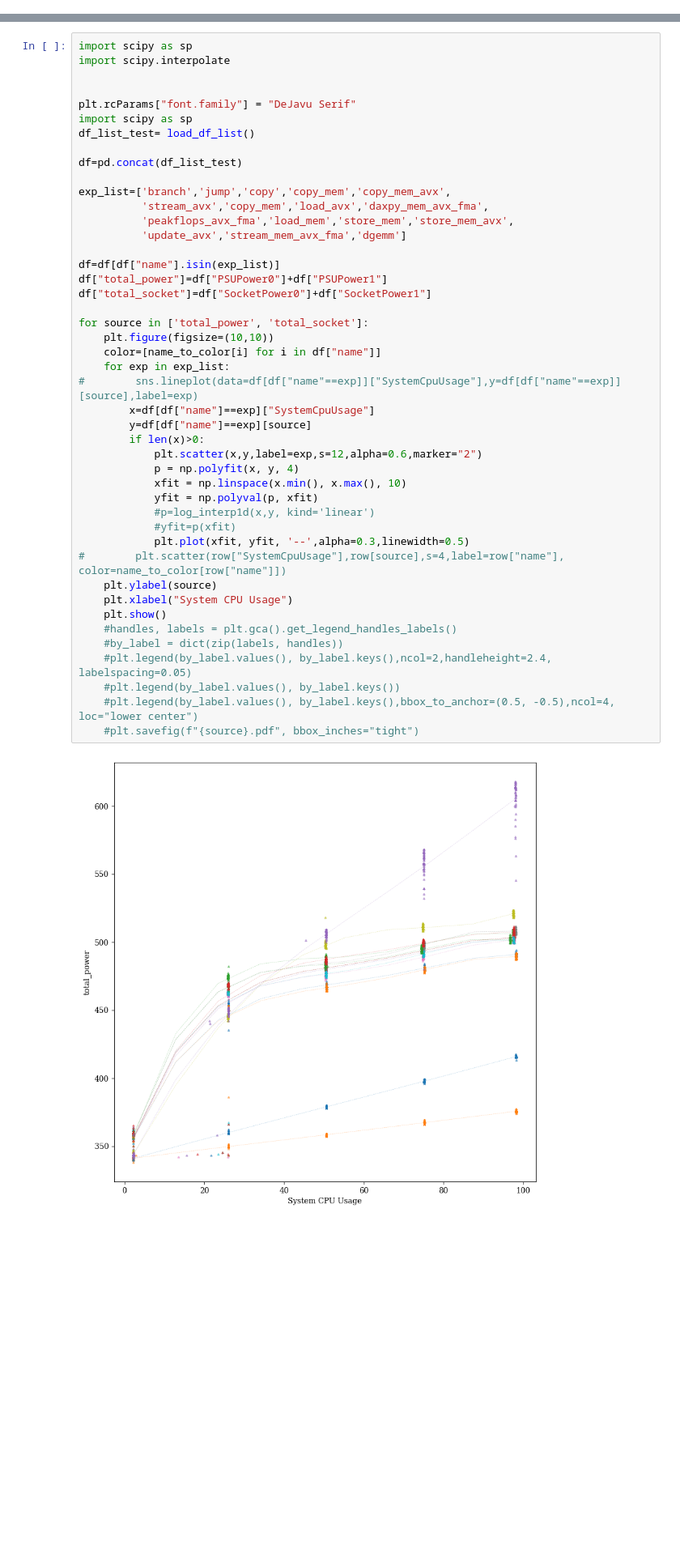
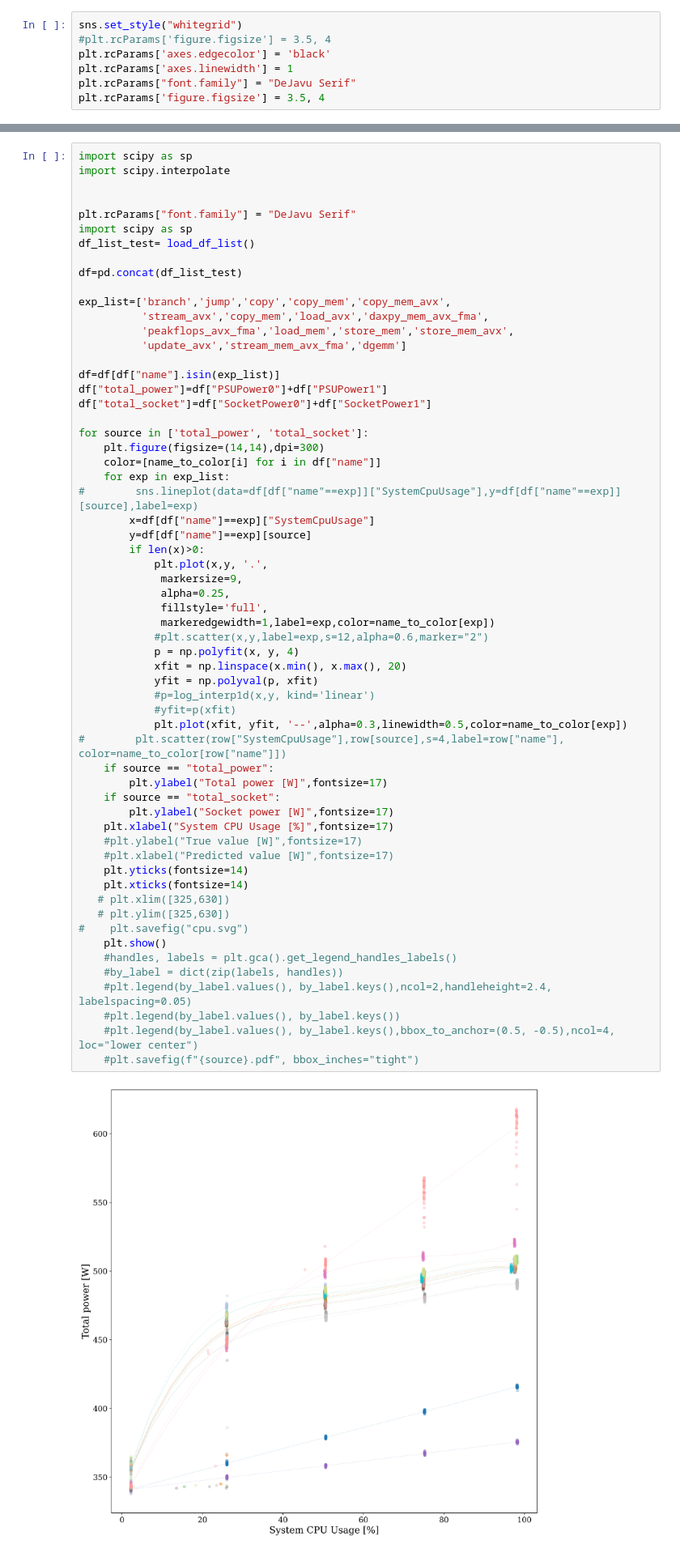
Before and after one commit to NiccoloTosato/PowerBenchmarks, a Jupyter notebook: final_plot_model.ipynb, the cells around one changed output, grey strips where cells are left out. Shown at 81% size. Drawn from its saved outputs; the diff is of its cells as text; blank space fills up the shorter version.

```diff
--- a/final_plot_model.ipynb
+++ b/final_plot_model.ipynb
@@ -10,6 +10,13 @@ from scipy import stats
 import statsmodels.api as sm
 import seaborn as sns
 import statsmodels.formula.api as smf
+# %%
+sns.set_style("whitegrid")
+#plt.rcParams['figure.figsize'] = 3.5, 4
+plt.rcParams['axes.edgecolor'] = 'black'
+plt.rcParams['axes.linewidth'] = 1
+plt.rcParams["font.family"] = "DeJavu Serif"
+plt.rcParams['figure.figsize'] = 3.5, 4
 # %% [markdown]
 # Smarter model, paper model
 # %%
@@ -243,37 +258,52 @@ df=pd.concat(df_list_test)
 
 exp_list=['branch','jump','copy','copy_mem','copy_mem_avx',
           'stream_avx','copy_mem','load_avx','daxpy_mem_avx_fma',
           'peakflops_avx_fma','load_mem','store_mem','store_mem_avx',
           'update_avx','stream_mem_avx_fma','dgemm']
 
 df=df[df["name"].isin(exp_list)]
 df["total_power"]=df["PSUPower0"]+df["PSUPower1"]
 df["total_socket"]=df["SocketPower0"]+df["SocketPower1"]
 
 for source in ['total_power', 'total_socket']:
-    plt.figure(figsize=(10,10))
+    plt.figure(figsize=(14,14),dpi=300)
     color=[name_to_color[i] for i in df["name"]]
     for exp in exp_list:
 #        sns.lineplot(data=df[df["name"==exp]]["SystemCpuUsage"],y=df[df["name"==exp]][source],label=exp)
         x=df[df["name"]==exp]["SystemCpuUsage"]
         y=df[df["name"]==exp][source]
         if len(x)>0:
-            plt.scatter(x,y,label=exp,s=12,alpha=0.6,marker="2")
+            plt.plot(x,y, '.',
+             markersize=9,
+             alpha=0.25,
+             fillstyle='full',
+             markeredgewidth=1,label=exp,color=name_to_color[exp])
+            #plt.scatter(x,y,label=exp,s=12,alpha=0.6,marker="2")
             p = np.polyfit(x, y, 4)
-            xfit = np.linspace(x.min(), x.max(), 10)
+            xfit = np.linspace(x.min(), x.max(), 20)
             yfit = np.polyval(p, xfit)
             #p=log_interp1d(x,y, kind='linear')
             #yfit=p(xfit)
-            plt.plot(xfit, yfit, '--',alpha=0.3,linewidth=0.5)
+            plt.plot(xfit, yfit, '--',alpha=0.3,linewidth=0.5,color=name_to_color[exp])
 #        plt.scatter(row["SystemCpuUsage"],row[source],s=4,label=row["name"], color=name_to_color[row["name"]])
-    plt.ylabel(source)
-    plt.xlabel("System CPU Usage")
+    if source == "total_power":
+        plt.ylabel("Total power [W]",fontsize=17)
+    if source == "total_socket":
+        plt.ylabel("Socket power [W]",fontsize=17)
+    plt.xlabel("System CPU Usage [%]",fontsize=17)
+    #plt.ylabel("True value [W]",fontsize=17)
+    #plt.xlabel("Predicted value [W]",fontsize=17)
+    plt.yticks(fontsize=14)
+    plt.xticks(fontsize=14)
+   # plt.xlim([325,630])
+   # plt.ylim([325,630])
+#    plt.savefig("cpu.svg")
     plt.show()
     #handles, labels = plt.gca().get_legend_handles_labels()
     #by_label = dict(zip(labels, handles))
     #plt.legend(by_label.values(), by_label.keys(),ncol=2,handleheight=2.4, labelspacing=0.05)
     #plt.legend(by_label.values(), by_label.keys())
     #plt.legend(by_label.values(), by_label.keys(),bbox_to_anchor=(0.5, -0.5),ncol=4, loc="lower center")
     #plt.savefig(f"{source}.pdf", bbox_inches="tight")
 # %% [output]
-[figure, old version]
+[figure, new version]
```
Also changed, not shown: parts of 3 cells of this notebook.
